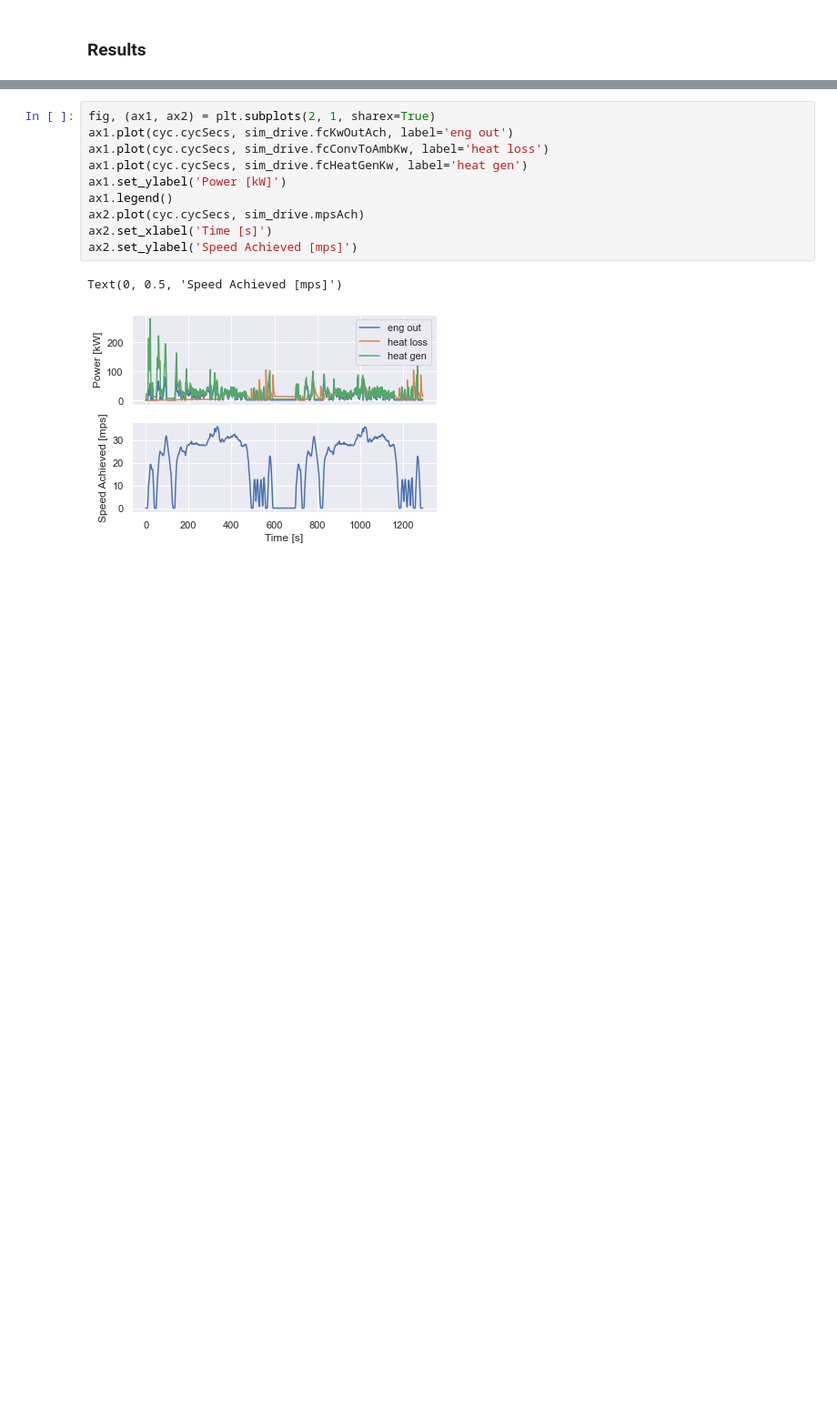
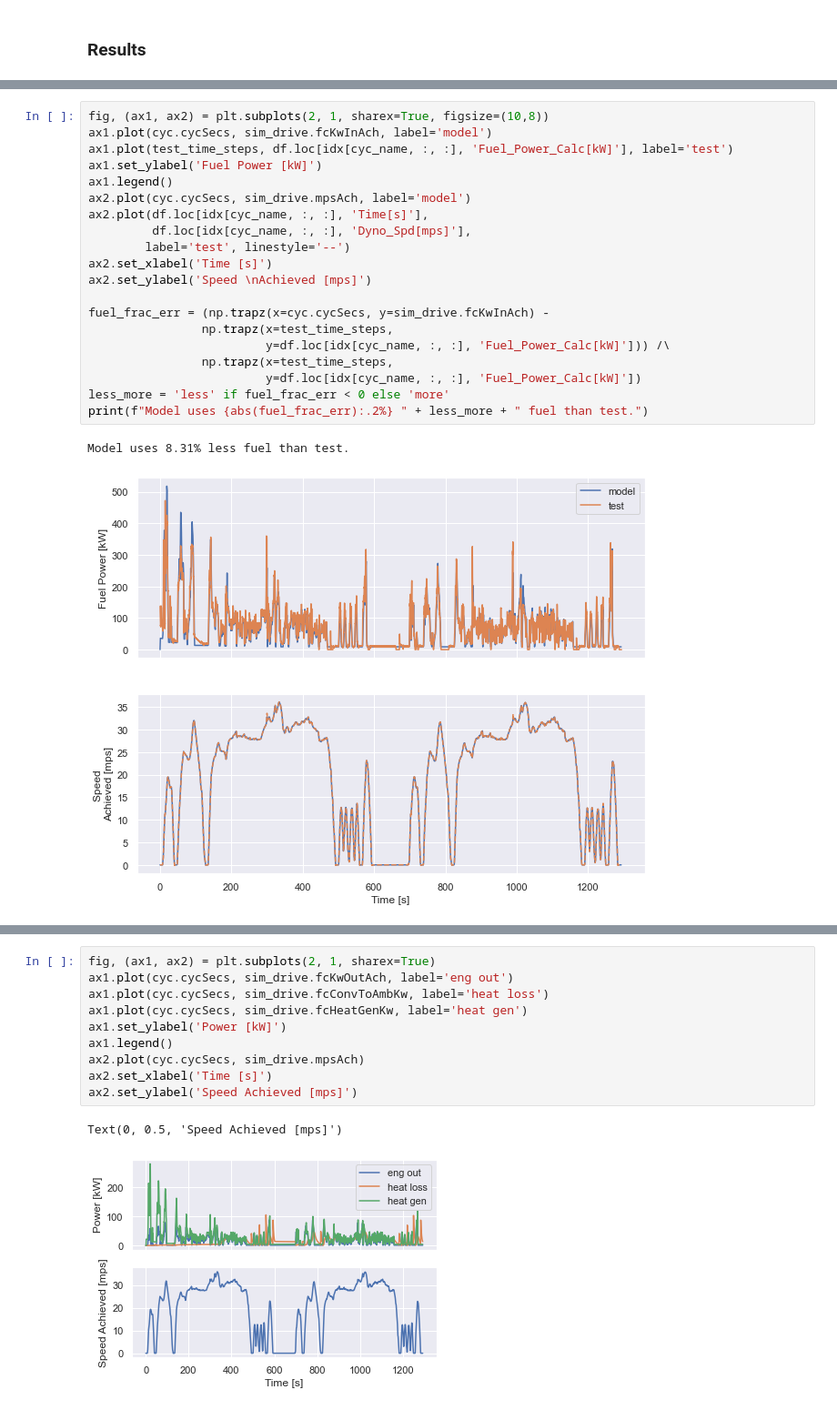
Before and after one commit to NREL/fastsim, a Jupyter notebook: docs/hot_demo.ipynb, the cells around one changed output, grey strips where cells are left out. Shown at 91% size. Cells and saved outputs as stored; diff of their text form; blank space fills up the shorter version.

Commit message:
messed around with parameters.  Figured out that sampling issues may be causing fuel match problem

```diff
--- a/docs/hot_demo.ipynb
+++ b/docs/hot_demo.ipynb
@@ -148,3 +150,26 @@ Model uses 0.70% more fuel than test.
+# %%
+fig, (ax1, ax2) = plt.subplots(2, 1, sharex=True, figsize=(10,8))
+ax1.plot(cyc.cycSecs, sim_drive.fcKwInAch, label='model')
+ax1.plot(test_time_steps, df.loc[idx[cyc_name, :, :], 'Fuel_Power_Calc[kW]'], label='test')
+ax1.set_ylabel('Fuel Power [kW]')
+ax1.legend()
+ax2.plot(cyc.cycSecs, sim_drive.mpsAch, label='model')
+ax2.plot(df.loc[idx[cyc_name, :, :], 'Time[s]'],
+         df.loc[idx[cyc_name, :, :], 'Dyno_Spd[mps]'],
+        label='test', linestyle='--')
+ax2.set_xlabel('Time [s]')
+ax2.set_ylabel('Speed \nAchieved [mps]')
+
+fuel_frac_err = (np.trapz(x=cyc.cycSecs, y=sim_drive.fcKwInAch) -
+                np.trapz(x=test_time_steps,
+                         y=df.loc[idx[cyc_name, :, :], 'Fuel_Power_Calc[kW]'])) /\
+                np.trapz(x=test_time_steps,
+                         y=df.loc[idx[cyc_name, :, :], 'Fuel_Power_Calc[kW]'])
+less_more = 'less' if fuel_frac_err < 0 else 'more'
+print(f"Model uses {abs(fuel_frac_err):.2%} " + less_more + " fuel than test.")
+# %% [output]
+Model uses 8.31% less fuel than test.
+[figure, added]
 # %%
 fig, (ax1, ax2) = plt.subplots(2, 1, sharex=True, figsize=(10,8))
 ax1.plot(cyc.cycSecs[1:],
```
Also changed, not shown: parts of 8 cells of this notebook, 1 other file.
